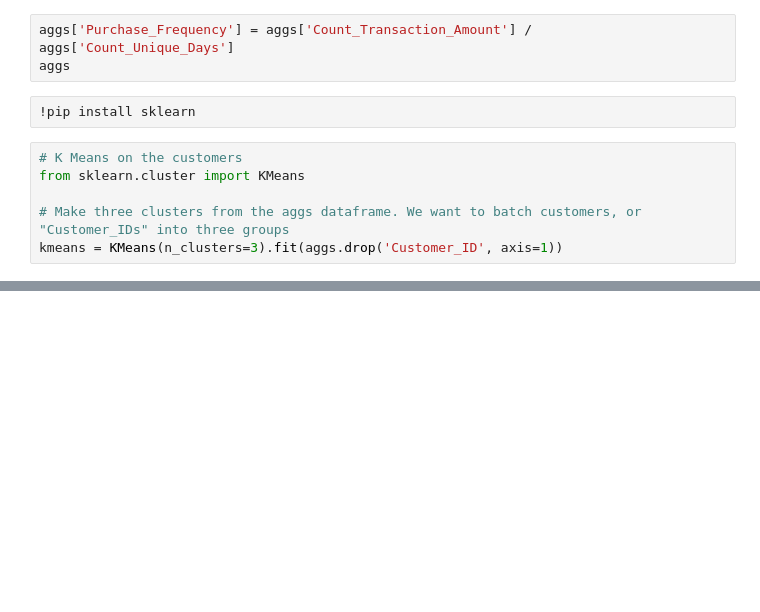
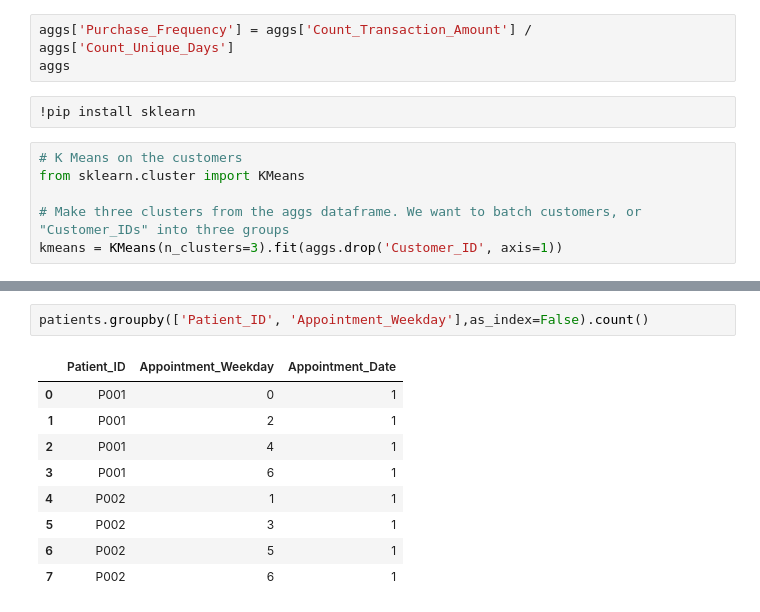
Before and after one commit to danmarino1/data_science_practice, a Jupyter notebook: python_generated_questions.ipynb, the cells around one changed output, grey strips where cells are left out. Saved outputs shown, nothing was run; the diff lists cells and outputs as text; blank space fills up the shorter version.

```diff
--- a/python_generated_questions.ipynb
+++ b/python_generated_questions.ipynb
@@ -807,0 +892,12 @@ kmeans = KMeans(n_clusters=3).fit(aggs.drop('Customer_ID', axis=1))
+# %%
+patients.groupby(['Patient_ID', 'Appointment_Weekday'],as_index=False).count()
+# %% [output]
+|  | Patient_ID | Appointment_Weekday | Appointment_Date |
+| 0 | P001 | 0 | 1 |
+| 1 | P001 | 2 | 1 |
+| 2 | P001 | 4 | 1 |
+| 3 | P001 | 6 | 1 |
+| 4 | P002 | 1 | 1 |
+| 5 | P002 | 3 | 1 |
+| 6 | P002 | 5 | 1 |
+| 7 | P002 | 6 | 1 |
```
Also changed, not shown: parts of 14 cells of this notebook.
